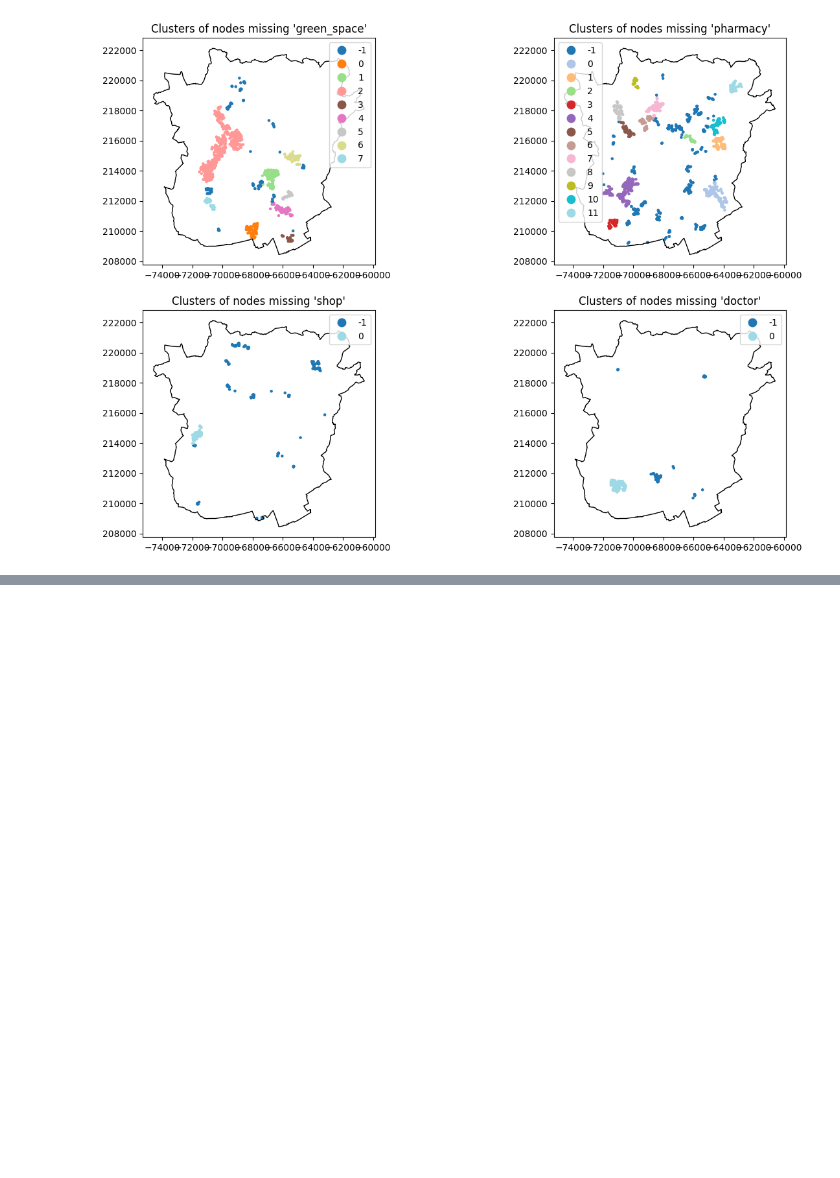
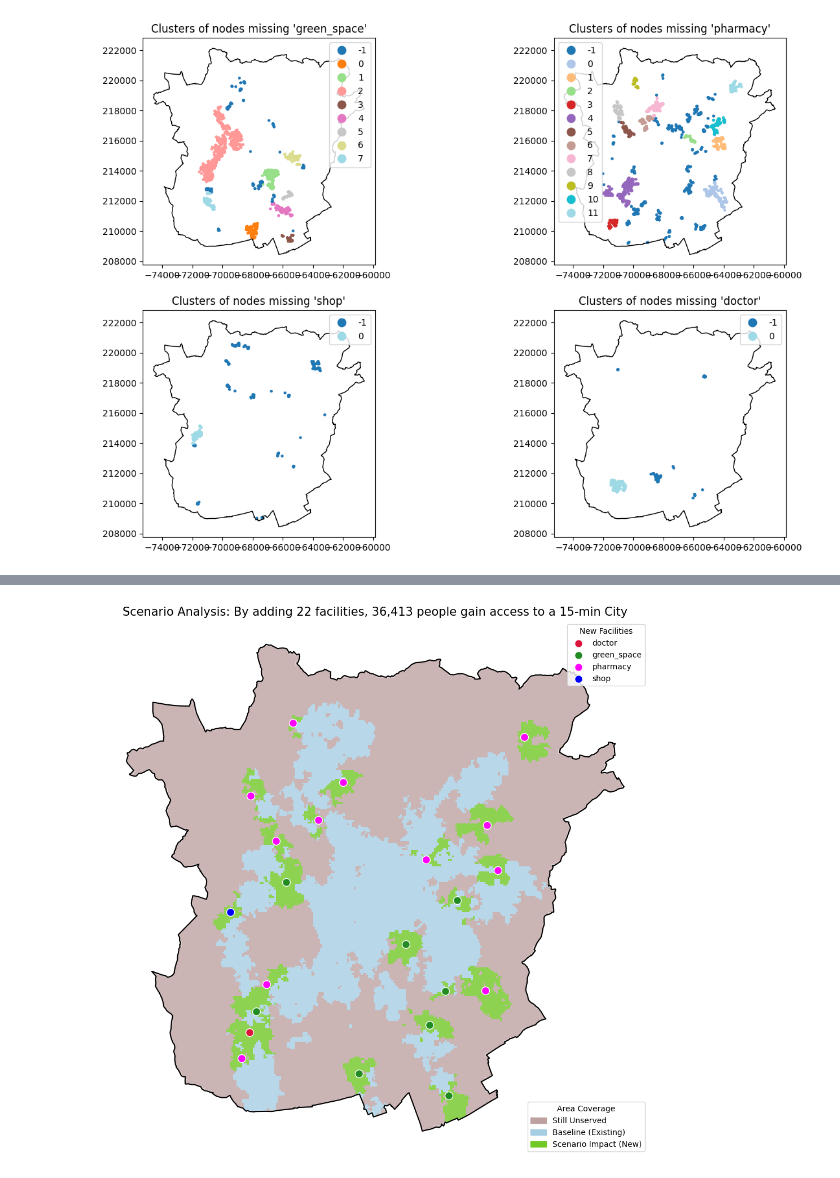
Before and after one commit to VitaDuit/GIS2_Group3_FinalProject, a Jupyter notebook: Group3_FinalProject.ipynb, the cells around one changed output, grey strips where cells are left out. Saved outputs shown, nothing was run; the diff lists cells and outputs as text; code cells hidden in the pictures; blank space fills up the shorter version.

```diff
--- a/Group3_FinalProject.ipynb
+++ b/Group3_FinalProject.ipynb
@@ -1047,0 +1017,19 @@ candidates_gdf.plot(
+# %%
+# Copy
+node_to_types_scenario = copy.deepcopy(node_to_types)
+
+# Loop through our proposed candidate sites (the new facilities)
+# Add them to the dictionary that tells us which node has which POI
+for index, row in candidates_gdf.iterrows():
+    node_id = row["node_id"]
+    new_type = row["missing_type"]
+
+    # Check if the node is already in our dictionary
+    if node_id in node_to_types_scenario:
+        # Add the new type to the existing set
+        node_to_types_scenario[node_id].add(new_type)
+    else:
+        # Create a new entry for this node
+        node_to_types_scenario[node_id] = {new_type}
+
+print(f"Added {len(candidates_gdf)} new facilities.")
@@ -1047,0 +1248,64 @@ candidates_gdf.plot(
+# %%
+from matplotlib.colors import ListedColormap
+import matplotlib.patches as mpatches
+
+# Final Visualization: Comparison Map with Custom Colors
+fig, ax = plt.subplots(figsize=(10, 10))
+
+# Background Grid (Area Status)
+grid_colors = ["#bda1a1", '#a6cee3', "#71c925"]
+cmap_grid = ListedColormap(grid_colors)
+
+grid_gdf.plot(
+    column="status_plot",
+    cmap=cmap_grid,
+    ax=ax,
+    edgecolor="none",
+    alpha=0.8
+)
+
+# City Boundary
+
+gdf_graz.boundary.plot(ax=ax, color="black", linewidth=1.5, zorder=5)
+
+# New Facilities (Candidates) with Custom Colors
+
+type_colors = {
+    "green_space": "forestgreen",
+    "shop": "blue",
+    "doctor": "crimson",
+    "pharmacy": "magenta",
+    "public_transport": "orange"
+}
+
+
+for m_type, data_subset in candidates_gdf.groupby("missing_type"):
+
+    my_color = type_colors.get(m_type, "black")
+
+    data_subset.plot(
+        ax=ax,
+        color=my_color,
+        markersize=100,
+        edgecolor="white",
+        linewidth=1,
+        zorder=10,
+        label=m_type
+    )
+
+# LEGEND 1: Facilities
+first_legend = ax.legend(loc='upper right', title="New Facilities")
+ax.add_artist(first_legend) # IMPORTANT: Add it back, because the next legend would overwrite it
+
+# LEGEND 2: Area Status
+patch_grey  = mpatches.Patch(color='#bda1a1', label='Still Unserved')
+patch_blue  = mpatches.Patch(color='#a6cee3', label='Baseline (Existing)')
+patch_green = mpatches.Patch(color="#71c925", label='Scenario Impact (New)')
+ax.legend(handles=[patch_grey, patch_blue, patch_green], loc='lower right', title="Area Coverage")
+plt.title(f"Scenario Analysis: By adding {len(candidates_gdf)} facilities, {pop_diff:,.0f} people gain access to a 15-min City", fontsize=15)
+ax.set_axis_off()
+plt.tight_layout()
+plt.savefig("data/scenario_analysis_map_wrong_interpolation.png", dpi=300)
+plt.show()
+# %% [output]
+[figure, added]
```
Also changed, not shown: parts of 15 cells of this notebook, 23 other files.
